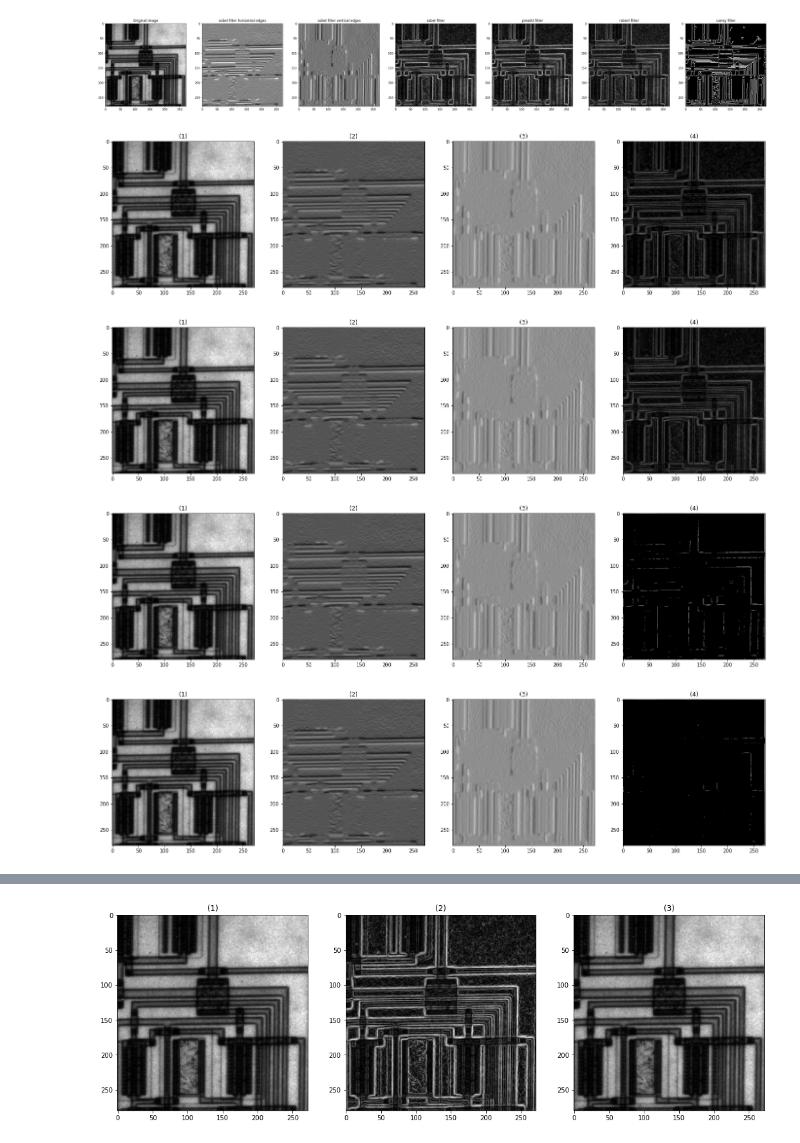
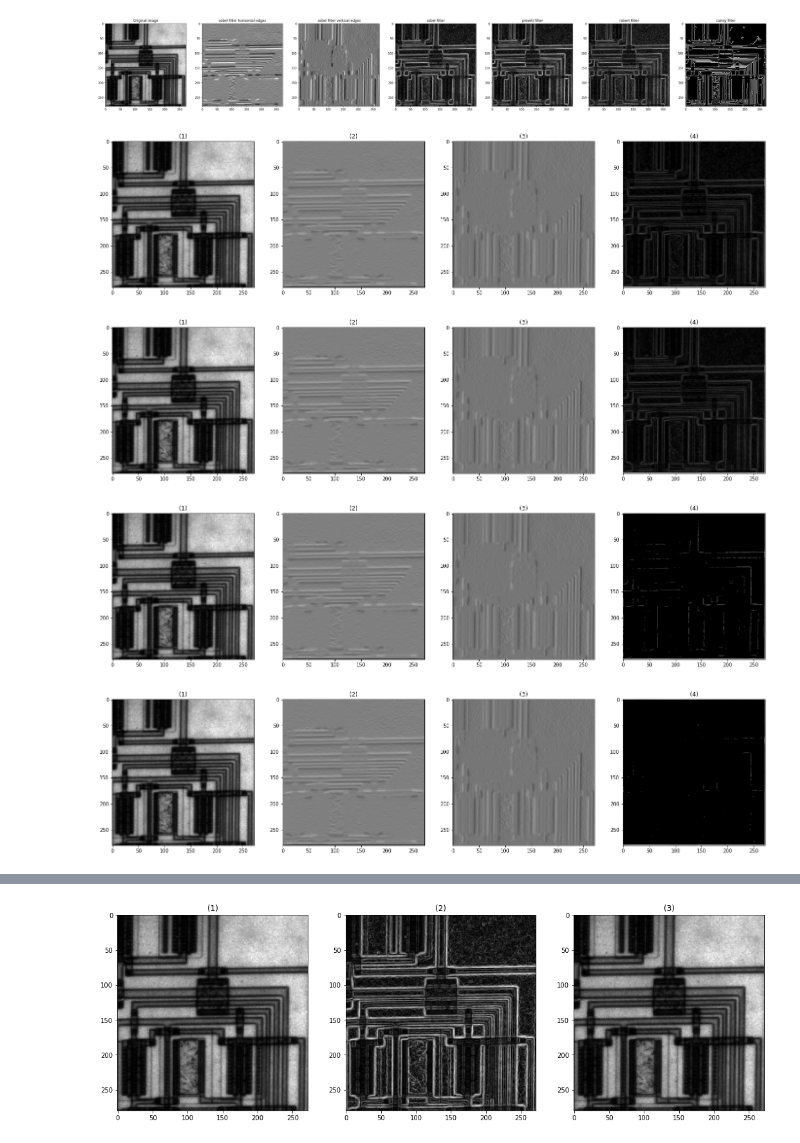
Before and after one commit to We2Am-BaSsem/IP-Labs, a Jupyter notebook: Lab5_Edge_Detection_STD/Lab_Edge_Detection_STD.ipynb, the cells around one changed output, grey strips where cells are left out. Saved outputs shown, nothing was run; the diff lists cells and outputs as text; code cells hidden in the pictures.

```diff
--- a/Lab5_Edge_Detection_STD/Lab_Edge_Detection_STD.ipynb
+++ b/Lab5_Edge_Detection_STD/Lab_Edge_Detection_STD.ipynb
@@ -43,8 +40,8 @@ show_images(images=[img,sobelH_Image,sobelV_Image,sobel_Image,prewitt_Image,robe
 # %%
 # 2. Custom Sobel (V-H-Both)
 def CustomSobel(image,Threshold=20,window_width=3, window_height=3):
-    x_temp_img = np.pad(image, (1, 1), 'constant', constant_values=(0))
-    y_temp_img = np.pad(image, (1, 1), 'constant', constant_values=(0))
+    x_temp_img = np.pad(image*255, (1, 1), 'constant', constant_values=(0))
+    y_temp_img = np.pad(image*255, (1, 1), 'constant', constant_values=(0))
     x_edges_img = np.zeros(image.shape)
     y_edges_img = np.zeros(image.shape)
     xy_edges_img = np.zeros(image.shape)
@@ -55,42 +52,41 @@ def CustomSobel(image,Threshold=20,window_width=3, window_height=3):
         [ 1,  2,  1]
     ])
     hy = np.array([
         [-1, 0, 1],
         [-2, 0, 2],
         [-1, 0, 1]
     ])
 
     for i in range(image.shape[0]):
         for j in range(image.shape[1]):
-            x_edges_img[i][j] = np.sum(x_temp_img[i:i+3,j:j+3]*hx, dtype=np.int32)
-            y_edges_img[i][j] = np.sum(y_temp_img[i:i+3,j:j+3]*hy, dtype=np.int32)
+            x_edges_img[i][j] = np.sum(x_temp_img[i:i+3,j:j+3]*hx)
+            y_edges_img[i][j] = np.sum(y_temp_img[i:i+3,j:j+3]*hy)
 
-    Xedge = image.shape[0]
-    Yedge = image.shape[1]
-    xy_edges_img = np.sqrt(x_edges_img[0:Xedge,0:Yedge]**2 + y_edges_img[0:Xedge,0:Yedge]**2)
+
+    xy_edges_img = np.sqrt(x_edges_img**2 + y_edges_img**2)
     xy_edges_img[xy_edges_img<Threshold]=0
 
-    return x_edges_img[0:Xedge,0:Yedge],y_edges_img[0:Xedge,0:Yedge],xy_edges_img
+    return x_edges_img/255,y_edges_img/255,xy_edges_img/255
 
 
 
 
 img = io.imread('circuit.tif')
 x,y,xy=CustomSobel(image=img)
 show_images(images=[img,x,y,xy])
 
 x,y,xy=CustomSobel(image=img,Threshold=10)
 show_images(images=[img,x,y,xy])
 
 x,y,xy=CustomSobel(image=img,Threshold=200)
 show_images(images=[img,x,y,xy])
 
 x,y,xy=CustomSobel(image=img,Threshold=250)
 show_images(images=[img,x,y,xy])
 # %% [output]
-[figure, old version]
+[figure, new version]
-[figure, old version]
+[figure, new version]
-[figure, old version]
+[figure, new version]
-[figure, old version]
+[figure, new version]
 # %%
 # 3. Custom LoG
```
Also changed, not shown: parts of 2 cells of this notebook.
